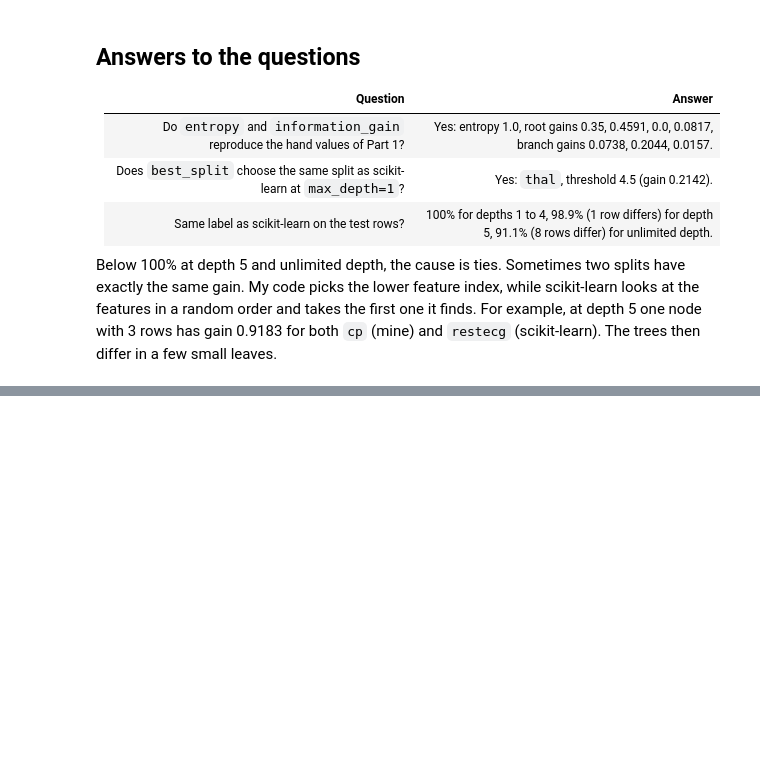
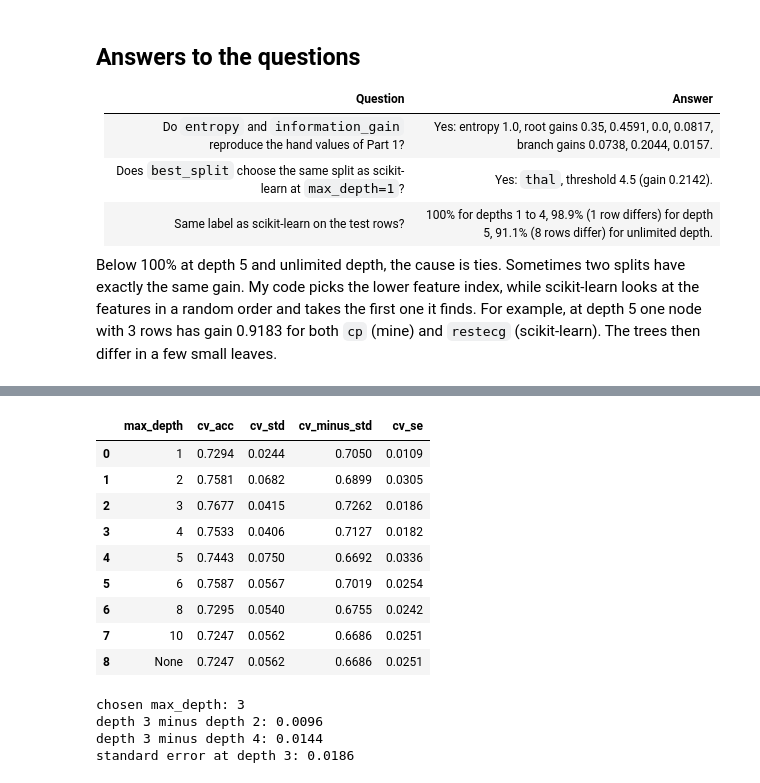
Before and after one commit to mukhamedzhankubantov/kubantov_ML_task_2, a Jupyter notebook: kubantov_task2.ipynb, the cells around one changed output, grey strips where cells are left out. Saved outputs shown, nothing was run; the diff lists cells and outputs as text; code cells hidden in the pictures; blank space fills up the shorter version.

```diff
--- a/kubantov_task2.ipynb
+++ b/kubantov_task2.ipynb
@@ -316,0 +380,29 @@ Below 100% at depth 5 and unlimited depth, the cause is ties. Sometimes two spli
+# %%
+depth_table["cv_minus_std"] = depth_table["cv_acc"] - depth_table["cv_std"]
+depth_table["cv_se"] = depth_table["cv_std"] / np.sqrt(5)      # standard error of the CV mean
+depth_table[["max_depth", "cv_acc", "cv_std", "cv_minus_std", "cv_se"]].round(4)
+# %% [output]
+|  | max_depth | cv_acc | cv_std | cv_minus_std | cv_se |
+| 0 | 1 | 0.7294 | 0.0244 | 0.7050 | 0.0109 |
+| 1 | 2 | 0.7581 | 0.0682 | 0.6899 | 0.0305 |
+| 2 | 3 | 0.7677 | 0.0415 | 0.7262 | 0.0186 |
+| 3 | 4 | 0.7533 | 0.0406 | 0.7127 | 0.0182 |
+| 4 | 5 | 0.7443 | 0.0750 | 0.6692 | 0.0336 |
+| 5 | 6 | 0.7587 | 0.0567 | 0.7019 | 0.0254 |
+| 6 | 8 | 0.7295 | 0.0540 | 0.6755 | 0.0242 |
+| 7 | 10 | 0.7247 | 0.0562 | 0.6686 | 0.0251 |
+| 8 | None | 0.7247 | 0.0562 | 0.6686 | 0.0251 |
+# %%
+best = depth_table.loc[depth_table["cv_minus_std"].idxmax()]
+best_depth = None if best["max_depth"] == "None" else int(best["max_depth"])
+print("chosen max_depth:", best_depth)
+
+acc = depth_table.set_index("max_depth")["cv_acc"]
+print("depth 3 minus depth 2:", round(acc[3] - acc[2], 4))
+print("depth 3 minus depth 4:", round(acc[3] - acc[4], 4))
+print("standard error at depth 3:", round(depth_table.set_index("max_depth").loc[3, "cv_se"], 4))
+# %% [output]
+chosen max_depth: 3
+depth 3 minus depth 2: 0.0096
+depth 3 minus depth 4: 0.0144
+standard error at depth 3: 0.0186
```
Also changed, not shown: parts of 10 cells of this notebook.
